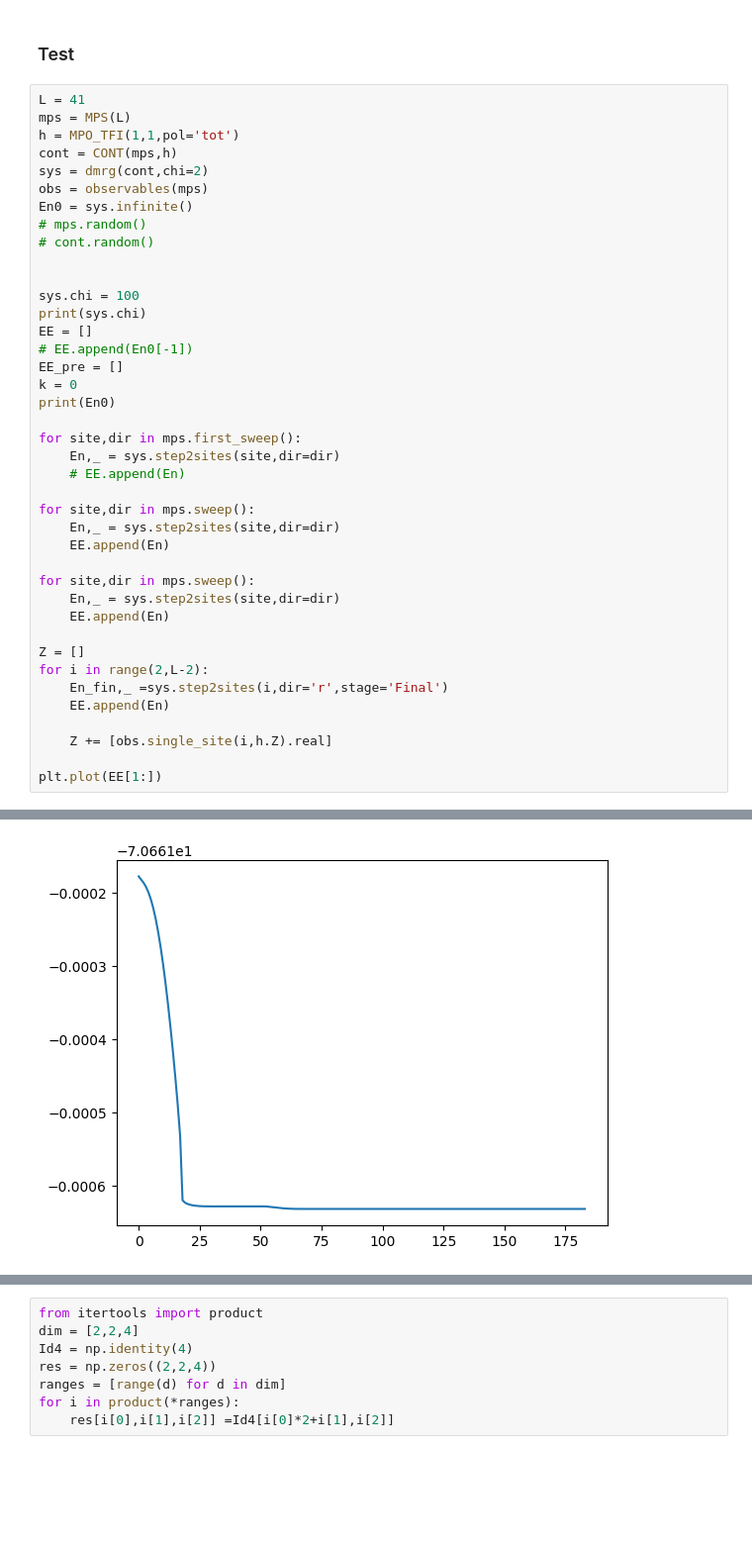
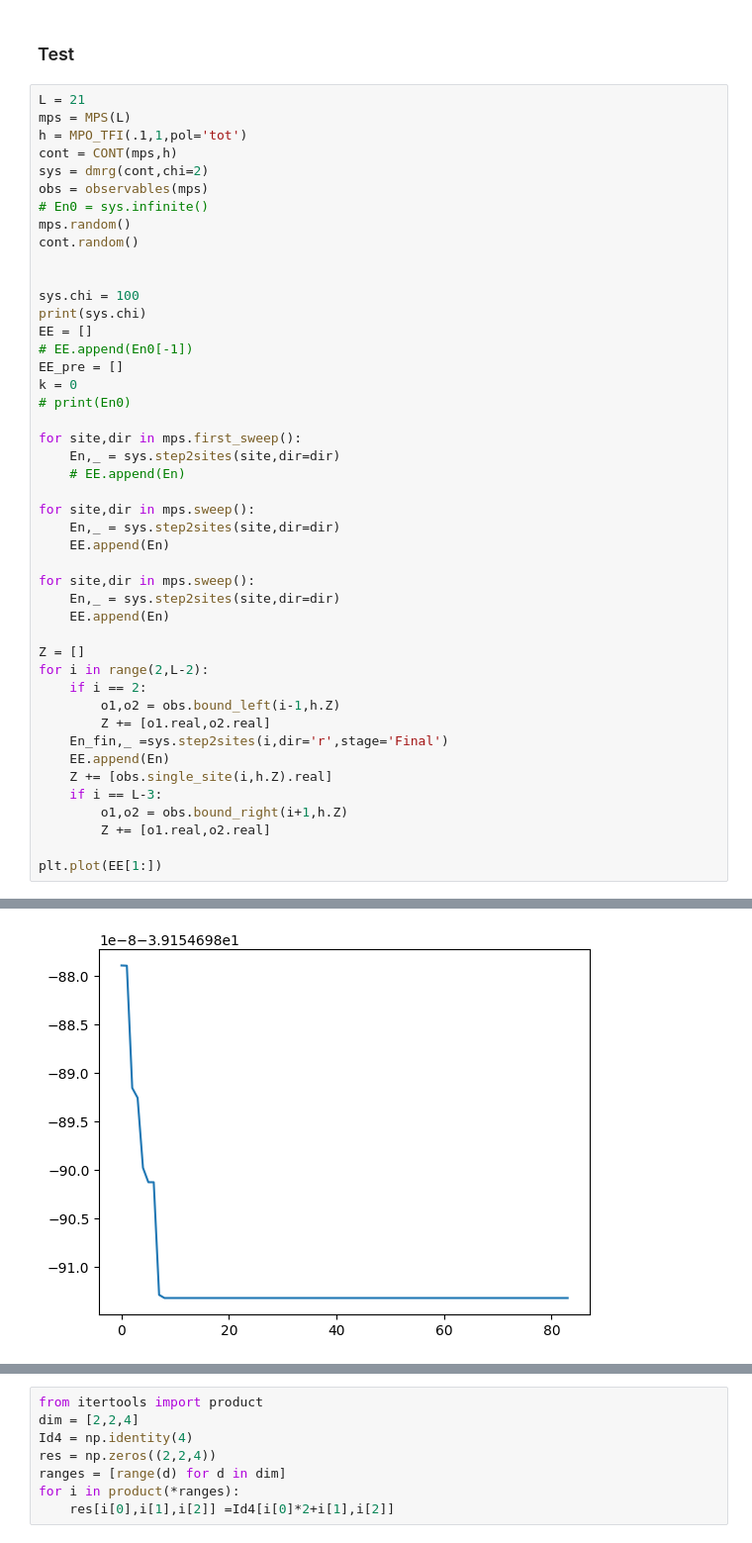
Before and after one commit to pietrorichelli/dmrg, a Jupyter notebook: dev/dev.ipynb, the cells around one changed output, grey strips where cells are left out. Shown: that part at 99% size. Saved outputs shown, nothing was run; the diff lists cells and outputs as text; blank space fills up the shorter version.

Commit message:
boundary expectatation value

```diff
--- a/dev/dev.ipynb
+++ b/dev/dev.ipynb
@@ -378,15 +16,15 @@ class dmrg():
 # %% [markdown]
 ### Test
 # %%
-L = 41
+L = 21
 mps = MPS(L)
-h = MPO_TFI(1,1,pol='tot')
+h = MPO_TFI(.1,1,pol='tot')
 cont = CONT(mps,h)
 sys = dmrg(cont,chi=2)
 obs = observables(mps)
-En0 = sys.infinite()
-# mps.random()
-# cont.random()
+# En0 = sys.infinite()
+mps.random()
+cont.random()
 
 
 sys.chi = 100
@@ -395,7 +33,7 @@ EE = []
 # EE.append(En0[-1])
 EE_pre = []
 k = 0
-print(En0)
+# print(En0)
 
 for site,dir in mps.first_sweep():
     En,_ = sys.step2sites(site,dir=dir)
@@ -411,10 +49,15 @@ for site,dir in mps.sweep():
 
 Z = []
 for i in range(2,L-2):
+    if i == 2:
+        o1,o2 = obs.bound_left(i-1,h.Z)
+        Z += [o1.real,o2.real]
     En_fin,_ =sys.step2sites(i,dir='r',stage='Final')
     EE.append(En)
-
     Z += [obs.single_site(i,h.Z).real]
+    if i == L-3:
+        o1,o2 = obs.bound_right(i+1,h.Z)
+        Z += [o1.real,o2.real]
 
 plt.plot(EE[1:])
 # %% [output]
@@ -426,2 +65,2 @@ plt.plot(EE[1:])
 [<matplotlib.lines.Line2D at 0x...>]
-[figure, old version]
+[figure, new version]
```
Also changed, not shown: parts of 7 cells of this notebook, 2 other files.
